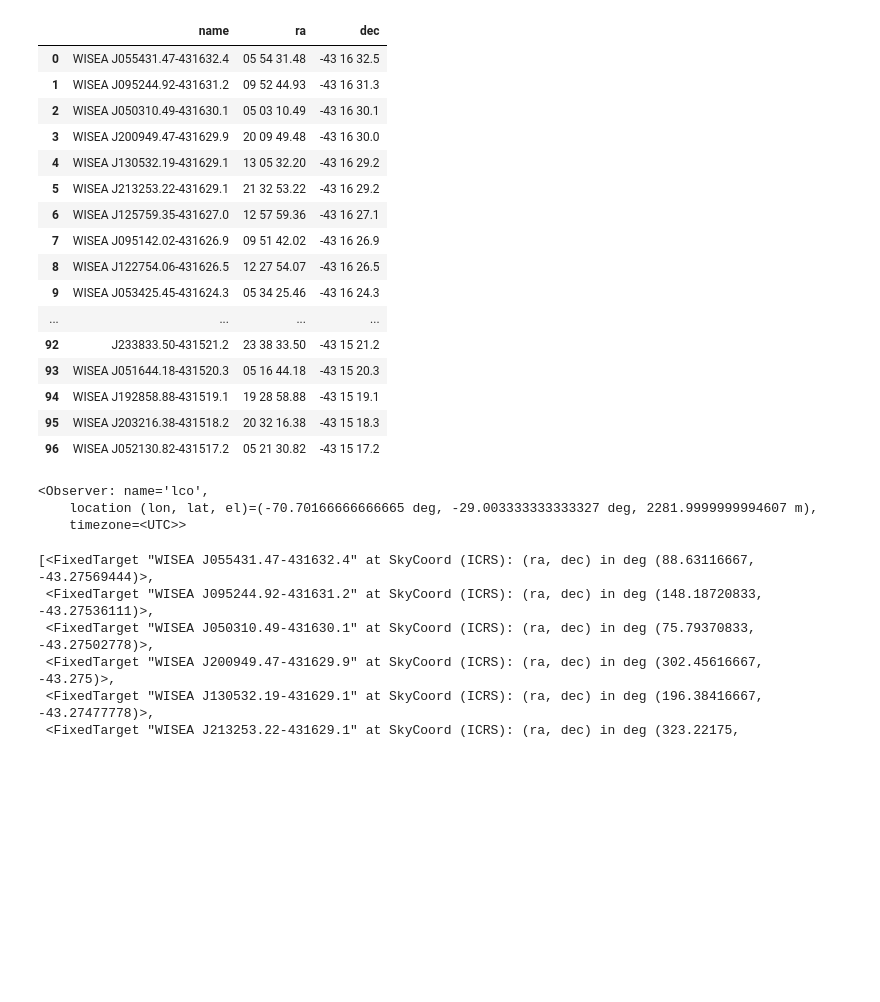
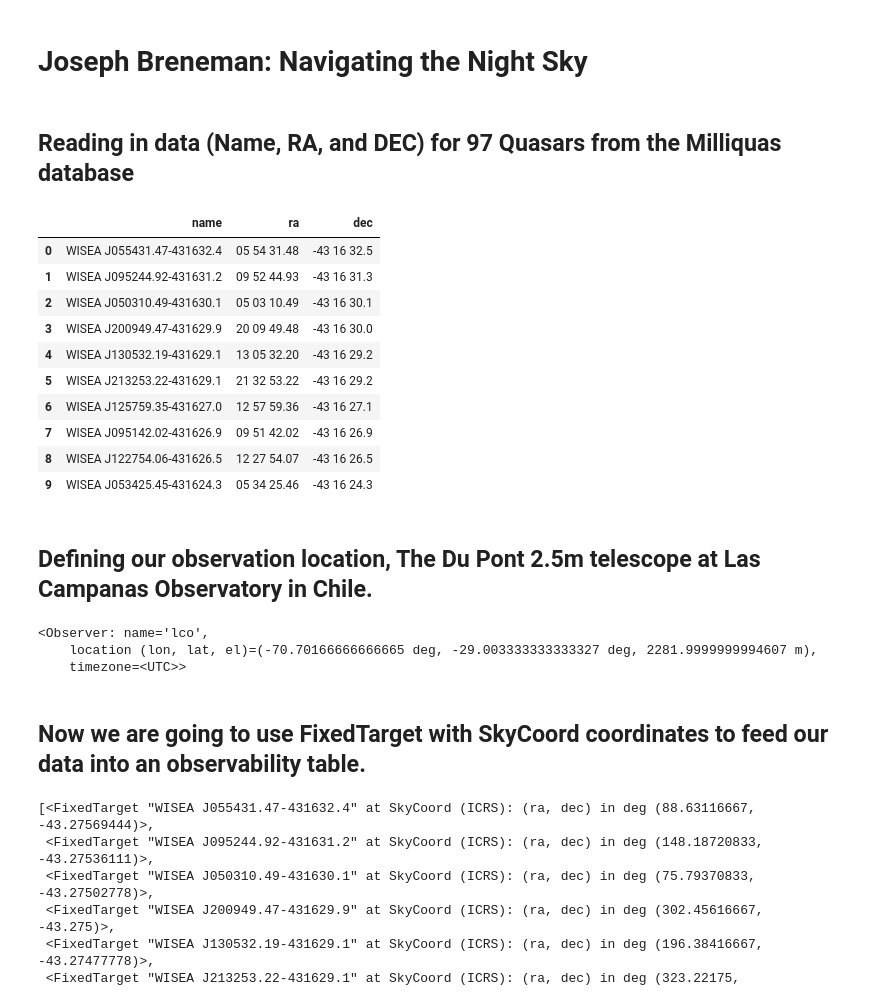
Before and after one commit to mcedillstein/Navigating_Night_Sky, a Jupyter notebook: Mercedes and Joseph Navigating the Night Sky.ipynb, the cells around one changed output. Cells and saved outputs as stored; diff of their text form; code cells hidden in the pictures; blank space fills up the shorter version.

Commit message:
Updated with new data.

```diff
--- a/Mercedes and Joseph Navigating the Night Sky.ipynb
+++ b/Mercedes and Joseph Navigating the Night Sky.ipynb
@@ -1,3 +1,6 @@
+# %% [markdown]
+Joseph Breneman: Navigating the Night Sky
+=========================================
 # %%
 import numpy as np
 import pandas as pd
@@ -14,27 +17,25 @@ from astroplan import AltitudeConstraint, AirmassConstraint, AtNightConstraint
 from astroplan import Constraint
 from astropy.coordinates import SkyCoord
 from astroplan import FixedTarget
+# %% [markdown]
+## Reading in data (Name, RA, and DEC) for 97 Quasars from the Milliquas database
 # %%
 quasars=pd.read_fwf('quasars3.txt', skiprows=4, delimiter='|')
-quasars
+quasars[0:10]
 # %% [output]
 |  | name | ra | dec |
 | 0 | WISEA J055431.47-431632.4 | 05 54 31.48 | -43 16 32.5 |
 | 1 | WISEA J095244.92-431631.2 | 09 52 44.93 | -43 16 31.3 |
 | 2 | WISEA J050310.49-431630.1 | 05 03 10.49 | -43 16 30.1 |
 | 3 | WISEA J200949.47-431629.9 | 20 09 49.48 | -43 16 30.0 |
 | 4 | WISEA J130532.19-431629.1 | 13 05 32.20 | -43 16 29.2 |
 | 5 | WISEA J213253.22-431629.1 | 21 32 53.22 | -43 16 29.2 |
 | 6 | WISEA J125759.35-431627.0 | 12 57 59.36 | -43 16 27.1 |
 | 7 | WISEA J095142.02-431626.9 | 09 51 42.02 | -43 16 26.9 |
 | 8 | WISEA J122754.06-431626.5 | 12 27 54.07 | -43 16 26.5 |
 | 9 | WISEA J053425.45-431624.3 | 05 34 25.46 | -43 16 24.3 |
-| ... | ... | ... | ... |
-| 92 | J233833.50-431521.2 | 23 38 33.50 | -43 15 21.2 |
-| 93 | WISEA J051644.18-431520.3 | 05 16 44.18 | -43 15 20.3 |
-| 94 | WISEA J192858.88-431519.1 | 19 28 58.88 | -43 15 19.1 |
-| 95 | WISEA J203216.38-431518.2 | 20 32 16.38 | -43 15 18.3 |
-| 96 | WISEA J052130.82-431517.2 | 05 21 30.82 | -43 15 17.2 |
+# %% [markdown]
+## Defining our observation location, The Du Pont 2.5m telescope at Las Campanas Observatory in Chile.
 # %%
 dupont=Observer.at_site("lco")
 dupont
@@ -42,6 +43,8 @@ dupont
 <Observer: name='lco',
     location (lon, lat, el)=(-70.70166666666665 deg, -29.003333333333327 deg, 2281.9999999994607 m),
     timezone=<UTC>>
+# %% [markdown]
+## Now we are going to use FixedTarget with SkyCoord coordinates to feed our data into an observability table.
 # %%
 table_values=quasars.as_matrix()
 
```
Also changed, not shown: parts of 15 cells of this notebook.
